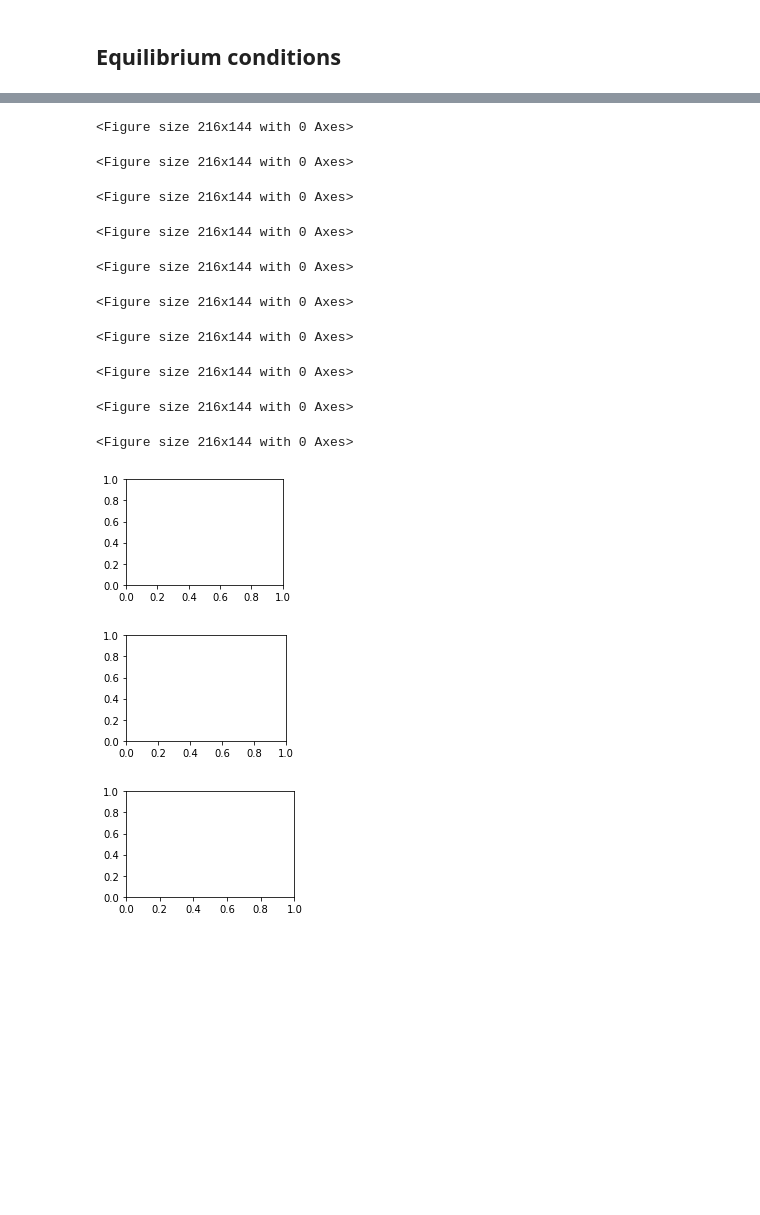
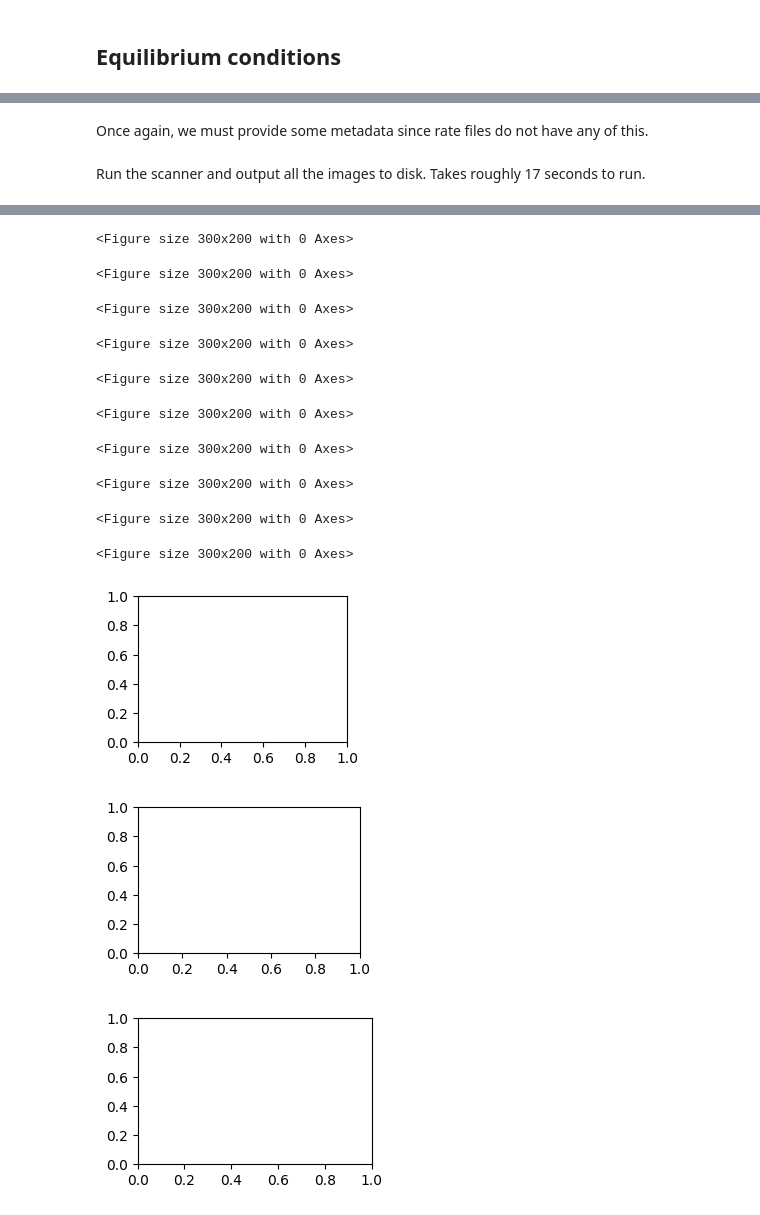
Before and after one commit to Becksteinlab/multibind-publication-code, a Jupyter notebook: full_antiporter_example/antiporter_model.ipynb, the cells around one changed output, grey strips where cells are left out. Drawn from its saved outputs; the diff is of its cells as text; code cells hidden in the pictures; blank space fills up the shorter version.

```diff
--- a/full_antiporter_example/antiporter_model.ipynb
+++ b/full_antiporter_example/antiporter_model.ipynb
@@ -11,5 +13,22 @@ import seaborn as sns
+# %%
+base = "diffusion"
+# base = "md"
+
+rate_files = {'diffusion' : Path('inputs') / 'diffusion_rates.csv',
+              'md'        : Path('inputs') / 'md_rates.csv'}
+target_dir = {'diffusion' : Path('runs') / 'diffusion',
+              'md'        : Path('runs') / 'md'}
+
+outdir = target_dir[base]
+
+transport_magnitudes = { 'diffusion' : [-200, 220],
+                         'md'        : [-200, 220],
+}[base]
 # %%
-def dG2pKa(dG, pH):
+def dG2pKa(dG : float, pH : float = 0.0) -> float:
+    '''Calculate the pKa from the free energy difference.
+    Defaults to standard state (pH = 0).
+    '''
     return pH - dG / np.log(10)
 # %% [markdown]
 ## Equilibrium conditions
@@ -17,7 +38,7 @@ def dG2pKa(dG, pH):
 pH = 8
 Na = 0.1 # 100 mM
 
-input_rates = 'inputs/rates.csv'
+input_rates = rate_files[base]
 
 c, k, std = rate_matrix(input_rates)
 
@@ -49,5 +70,5 @@ for index, data in new_graph.iterrows():
         new_graph.at[index, 'ligand'] = "Na+"
         new_graph.at[index, 'value'] = new_graph.value[index] + np.log(Na)
 
-new_graph
+print(new_graph)
 # %% [output]
@@ -71,6 +94,8 @@ c_equil.states = c.states
 
 scanner = mb.multibind.MultibindScanner(statefile=None, graphfile=None)
 scanner.c = c_equil
+# %% [markdown]
+Once again, we must provide some metadata since rate files do not have any of this.
 # %%
 sod_bound = {'IF0': 'unbound',
              'IFH': 'unbound',
@@ -104,4 +127,6 @@ from equil import run
+# %% [markdown]
+Run the scanner and output all the images to disk. Takes roughly 17 seconds to run.
 # %%
-run(scanner);
+run(scanner, basepath=outdir);
 # %% [output]
 <xarray.DataArray 'free_energy' (state: 6)>
@@ -121,13 +146,13 @@ OFH (-0.4260018405202416) --> IFH (0.0) => 0.4260018405202416 ± 0.1504209364212
-<Figure size 216x144 with 0 Axes>
+<Figure size 300x200 with 0 Axes>
-<Figure size 216x144 with 0 Axes>
+<Figure size 300x200 with 0 Axes>
-<Figure size 216x144 with 0 Axes>
+<Figure size 300x200 with 0 Axes>
-<Figure size 216x144 with 0 Axes>
+<Figure size 300x200 with 0 Axes>
-<Figure size 216x144 with 0 Axes>
+<Figure size 300x200 with 0 Axes>
-<Figure size 216x144 with 0 Axes>
+<Figure size 300x200 with 0 Axes>
-<Figure size 216x144 with 0 Axes>
+<Figure size 300x200 with 0 Axes>
-<Figure size 216x144 with 0 Axes>
+<Figure size 300x200 with 0 Axes>
-<Figure size 216x144 with 0 Axes>
+<Figure size 300x200 with 0 Axes>
-<Figure size 216x144 with 0 Axes>
+<Figure size 300x200 with 0 Axes>
-[figure, old version]
+[figure, new version]
-[figure, old version]
+[figure, new version]
-[figure, old version]
+[figure, new version]
```
Also changed, not shown: parts of 21 cells of this notebook, 55 other files.
